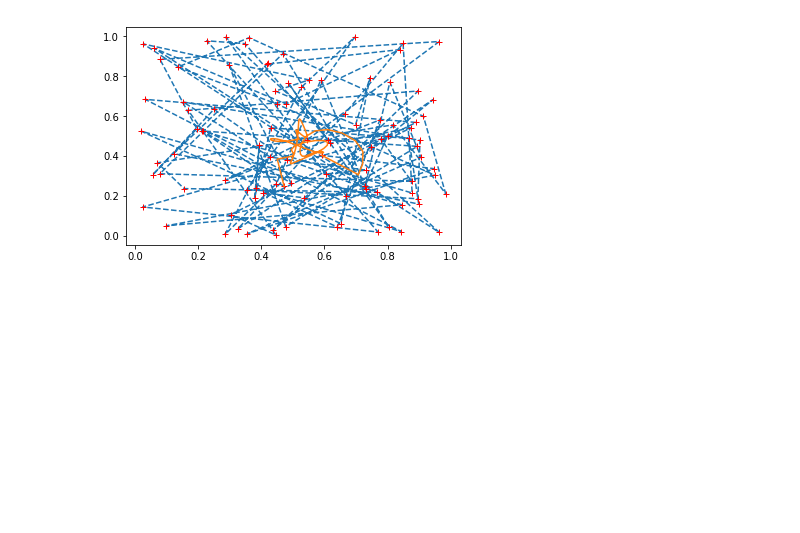
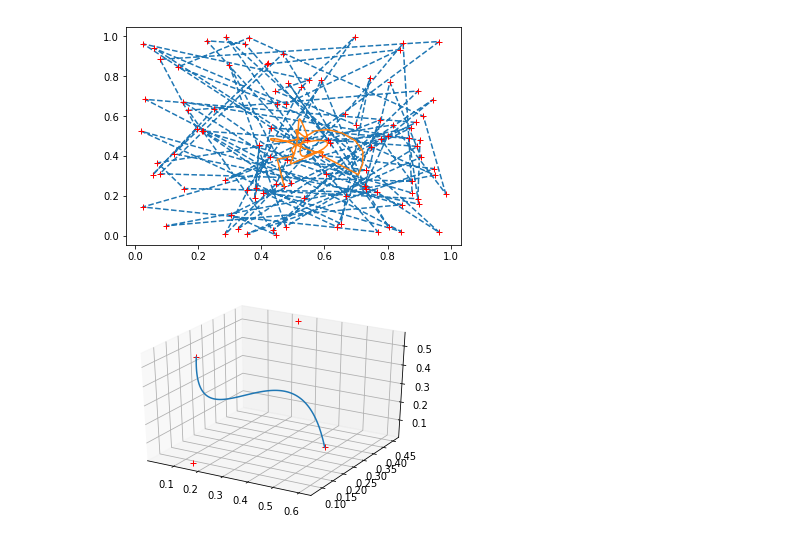
Before and after one commit to adhishagc/bezier-curve-python, a Jupyter notebook: Bezier_Curve_Representation.ipynb, the cells around one changed output. Cells and saved outputs as stored; diff of their text form; code cells hidden in the pictures; blank space fills up the shorter version.

```diff
--- a/Bezier_Curve_Representation.ipynb
+++ b/Bezier_Curve_Representation.ipynb
@@ -295,3 +341,8 @@ n_points = 100
 random_bezier(n_points)
 # %% [output]
 [figure]
+# %%
+n_points = 4
+random_bezier_3d(n_points)
+# %% [output]
+[figure, added]
```
Also changed, not shown: parts of 2 cells of this notebook.
